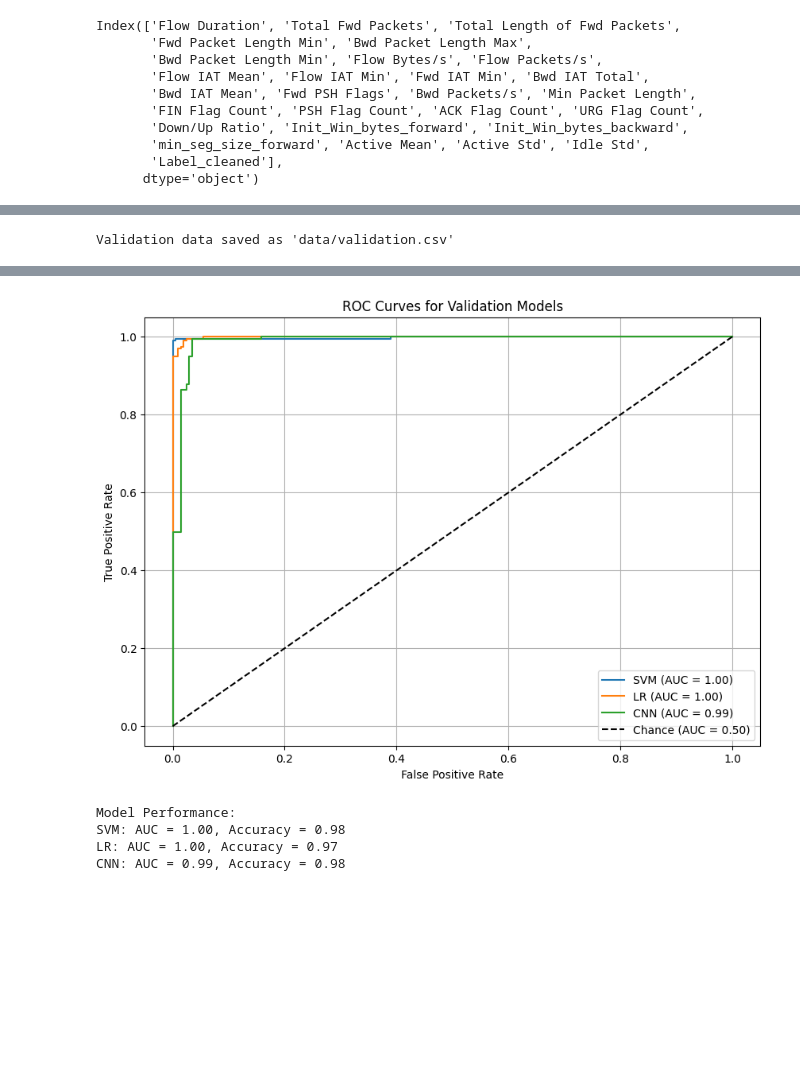
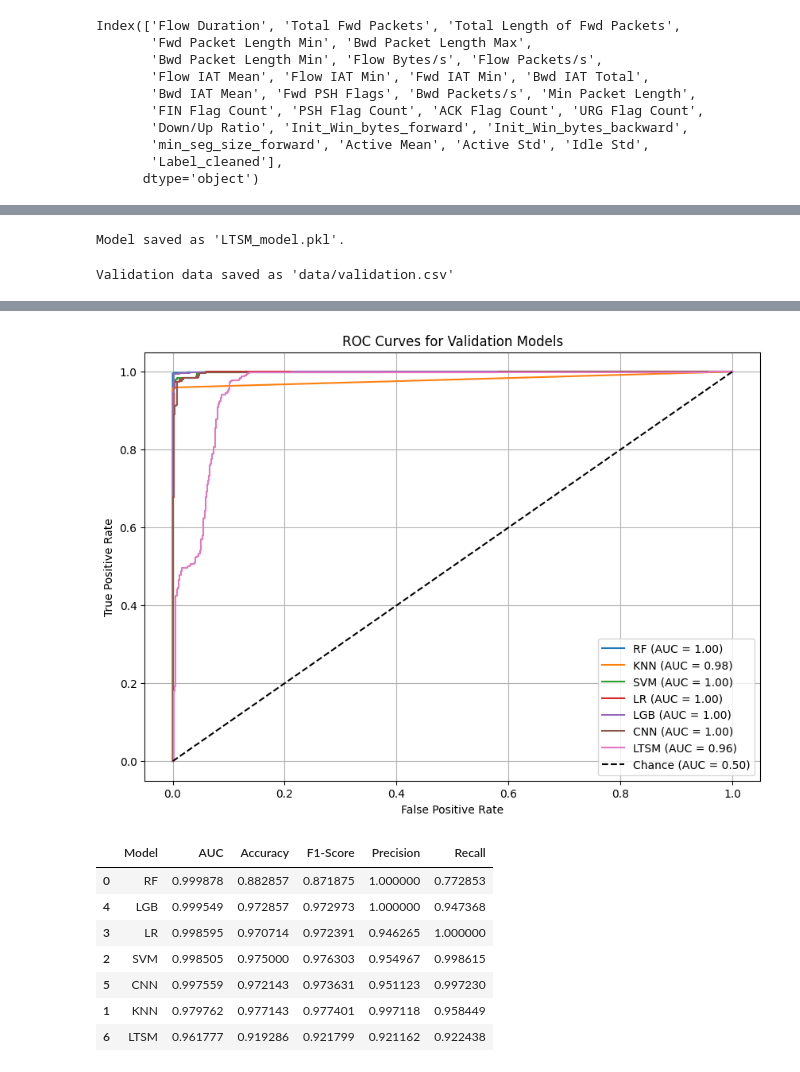
Before and after one commit to prajna-7/HTTP-Flood-Attack-Detection-Using-Machine-Learning, a Jupyter notebook: Httpflood.ipynb, the cells around one changed output, grey strips where cells are left out. Cells and saved outputs as stored; diff of their text form; code cells hidden in the pictures; blank space fills up the shorter version.

```diff
--- a/Httpflood.ipynb
+++ b/Httpflood.ipynb
@@ -239,0 +218,2 @@ DDoS_attack_data.head(10)
+# %%
+DDoS_attack_data = DDoS_attack_data.sample(frac=1, random_state=42).reset_index(drop=True)
@@ -640,0 +830,9 @@ with open('model/log_reg_model.pkl', 'wb') as file:
+# %%
+
+
+with open("model/LTSM_model.pkl", "wb") as file:
+    pickle.dump(lstm_model, file)
+
+print("Model saved as 'LTSM_model.pkl'.")
+# %% [output]
+Model saved as 'LTSM_model.pkl'.
@@ -675,30 +857,22 @@ Validation data saved as 'data/validation.csv'
-# %%
-
-
-# Save the scaler
-with open("scaler.pkl", "wb") as scaler_file:
-    pickle.dump(scaler, scaler_file)
-
-# Load the scaler and apply it to the test data
-with open("scaler.pkl", "rb") as scaler_file:
-    loaded_scaler = pickle.load(scaler_file)
-X_val_scaled = loaded_scaler.transform(X_val)
 # %%
-from sklearn.metrics import roc_auc_score, roc_curve, accuracy_score
-
+from sklearn.metrics import confusion_matrix, accuracy_score, precision_score, recall_score, f1_score, roc_auc_score, roc_curve
 # Scale the validation data directly using MinMaxScaler
 scaler = MinMaxScaler()
 X_val_scaled = scaler.fit_transform(X_val)  # Scale X_val directly
 
 # Load and evaluate models
 model_paths = {
+    "RF": "model/rf_model.pkl",
+    "KNN":"model/KNN_model.pkl",
     "SVM": "model/svm_model.pkl",
     "LR": "model/log_reg_model.pkl",
-    "CNN": "model/neural_network_model.pkl",
+    "LGB": "model/lgb_model.pkl",
+    # DEEP LEARNING MODELS
+    "CNN": "model/CNN_model.pkl",
+    "LTSM": "model/LTSM_model.pkl"
 }
 
-roc_auc_scores = {}
-accuracy_scores = {}
+results = []
 
 plt.figure(figsize=(10, 7))
 for model_name, model_path in model_paths.items():
@@ -721,9 +895,18 @@ for model_name, model_path in model_paths.items():
     # Compute metrics
     roc_auc = roc_auc_score(Y_val, y_probs)
     accuracy = accuracy_score(Y_val, y_preds)
+    f1 = f1_score(Y_val, y_preds)
+    precision = precision_score(Y_val, y_preds)
+    recall = recall_score(Y_val, y_preds)
 
-    roc_auc_scores[model_name] = roc_auc
-    accuracy_scores[model_name] = accuracy
+    results.append({
+        "Model": model_name,
+        "AUC": roc_auc,
+        "Accuracy": accuracy,
+        "F1-Score": f1,
+        "Precision": precision,
+        "Recall": recall
+    })
 
     # Compute and plot ROC curve
     fpr, tpr, _ = roc_curve(Y_val, y_probs)
@@ -737,8 +920,7 @@ plt.legend(loc="lower right")
 plt.grid(True)
 plt.show()
 
-# Print model performance
-print("Model Performance:")
-for model_name in roc_auc_scores.keys():
-    print(f"{model_name}: AUC = {roc_auc_scores[model_name]:.2f}, Accuracy = {accuracy_scores[model_name]:.2f}")
+# Display results in a tabular format
+results_df = pd.DataFrame(results)
+results_df.sort_values(by="AUC", ascending=False, inplace=True)  # Sort by AUC
 # %% [output]
@@ -746,5 +929,12 @@ for model_name in roc_auc_scores.keys():
-[figure, old version]
+[figure, new version]
-Model Performance:
-SVM: AUC = 1.00, Accuracy = 0.98
-LR: AUC = 1.00, Accuracy = 0.97
-CNN: AUC = 0.99, Accuracy = 0.98
+# %%
+results_df
+# %% [output]
+|  | Model | AUC | Accuracy | F1-Score | Precision | Recall |
+| 0 | RF | 0.999878 | 0.882857 | 0.871875 | 1.000000 | 0.772853 |
+| 4 | LGB | 0.999549 | 0.972857 | 0.972973 | 1.000000 | 0.947368 |
+| 3 | LR | 0.998595 | 0.970714 | 0.972391 | 0.946265 | 1.000000 |
+| 2 | SVM | 0.998505 | 0.975000 | 0.976303 | 0.954967 | 0.998615 |
+| 5 | CNN | 0.997559 | 0.972143 | 0.973631 | 0.951123 | 0.997230 |
+| 1 | KNN | 0.979762 | 0.977143 | 0.977401 | 0.997118 | 0.958449 |
+| 6 | LTSM | 0.961777 | 0.919286 | 0.921799 | 0.921162 | 0.922438 |
```
Also changed, not shown: parts of 56 cells of this notebook, 1 other file.
